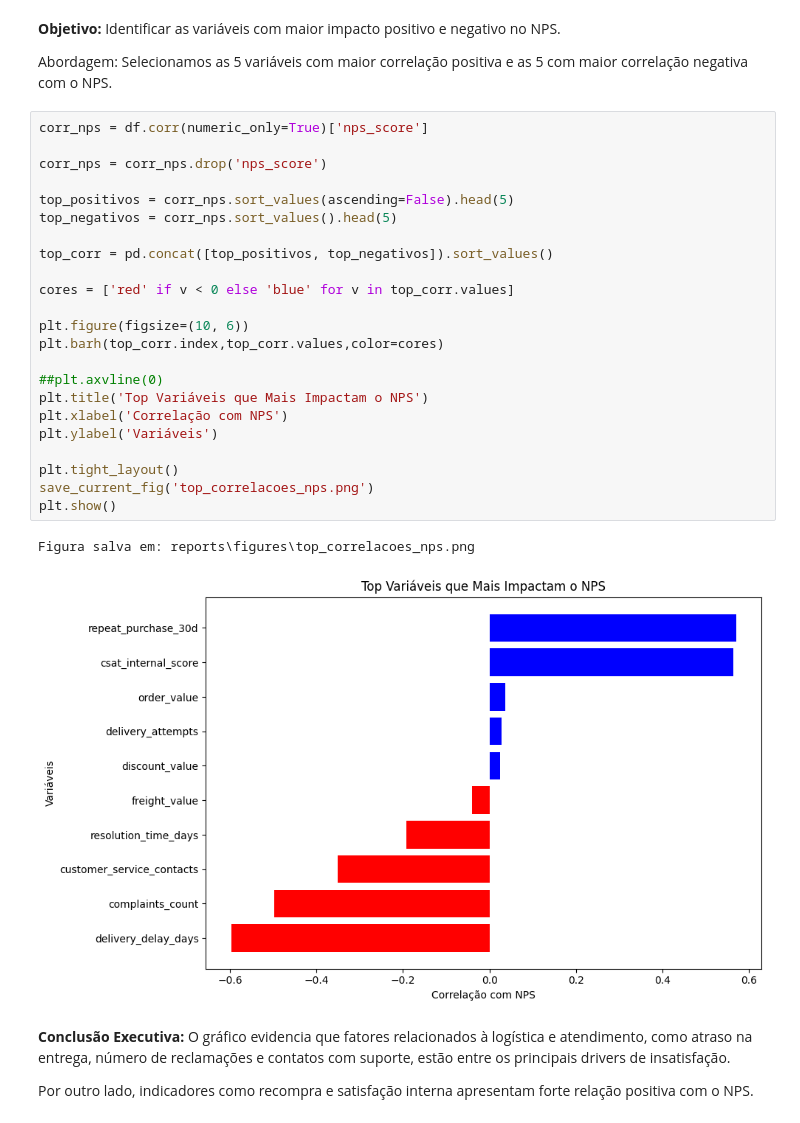
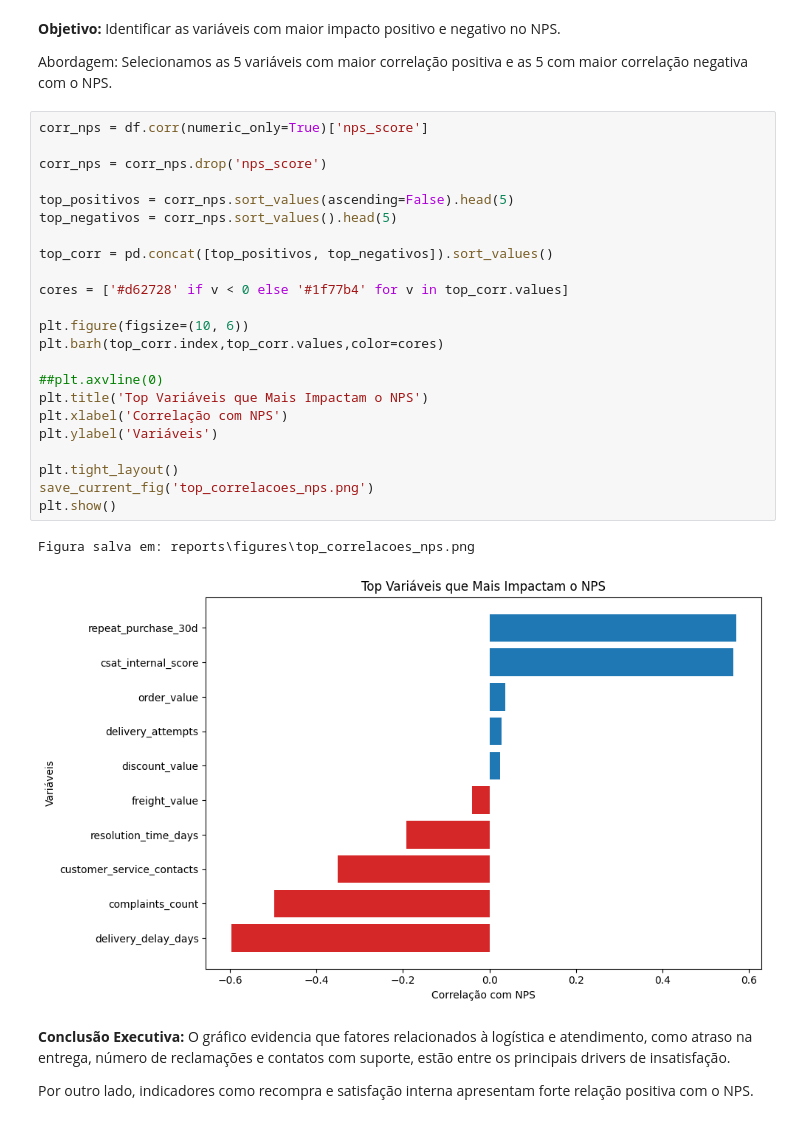
Before and after one commit to EdsonDoro/TechChallenge-Fase1, a Jupyter notebook: notebooks/tech_challenge_fase1.ipynb, the cells around one changed output. Saved outputs shown, nothing was run; the diff lists cells and outputs as text.

Commit message:
Ajuste Cores Top Correlações NPS

```diff
--- a/notebooks/tech_challenge_fase1.ipynb
+++ b/notebooks/tech_challenge_fase1.ipynb
@@ -341,29 +341,29 @@ correlação negativa com o NPS.
 # %%
 corr_nps = df.corr(numeric_only=True)['nps_score']
 
 corr_nps = corr_nps.drop('nps_score')
 
 top_positivos = corr_nps.sort_values(ascending=False).head(5)
 top_negativos = corr_nps.sort_values().head(5)
 
 top_corr = pd.concat([top_positivos, top_negativos]).sort_values()
 
-cores = ['red' if v < 0 else 'blue' for v in top_corr.values]
+cores = ['#d62728' if v < 0 else '#1f77b4' for v in top_corr.values]
 
 plt.figure(figsize=(10, 6))
 plt.barh(top_corr.index,top_corr.values,color=cores)
 
 ##plt.axvline(0)
 plt.title('Top Variáveis que Mais Impactam o NPS')
 plt.xlabel('Correlação com NPS')
 plt.ylabel('Variáveis')
 
 plt.tight_layout()
 save_current_fig('top_correlacoes_nps.png')
 plt.show()
 # %% [output]
 Figura salva em: reports\figures\top_correlacoes_nps.png
-[figure, old version]
+[figure, new version]
 # %% [markdown]
 **Conclusão Executiva:** O gráfico evidencia que fatores relacionados à logística e atendimento,
 como atraso na entrega, número de reclamações e contatos com suporte,
```
Also changed, not shown: 1 other file.
